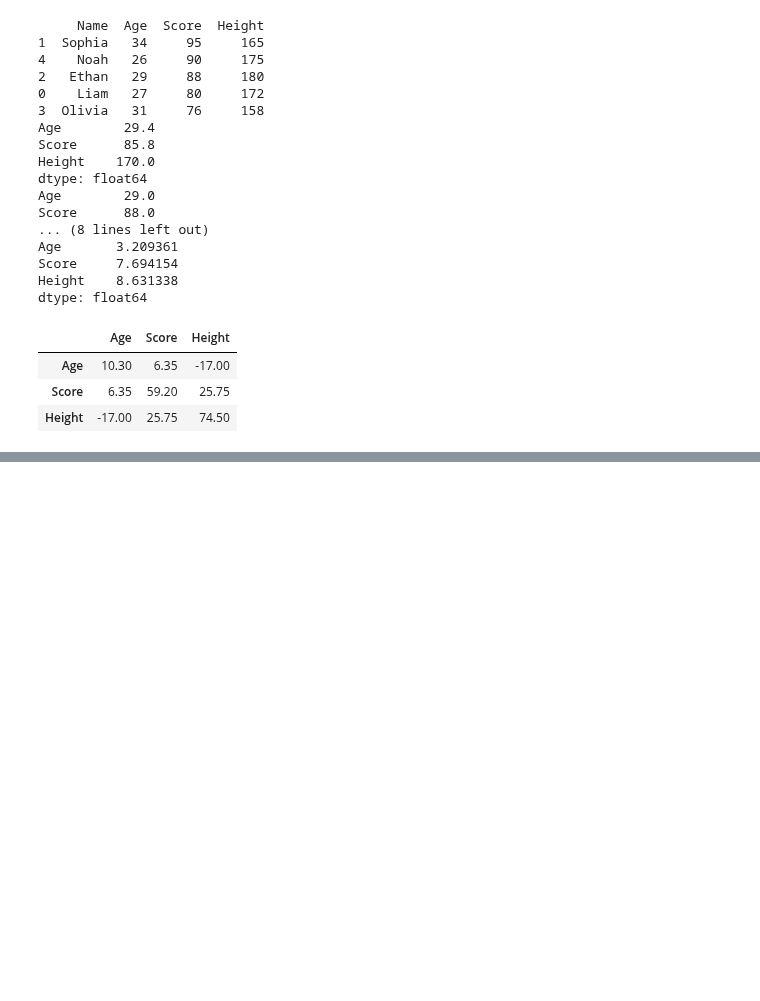
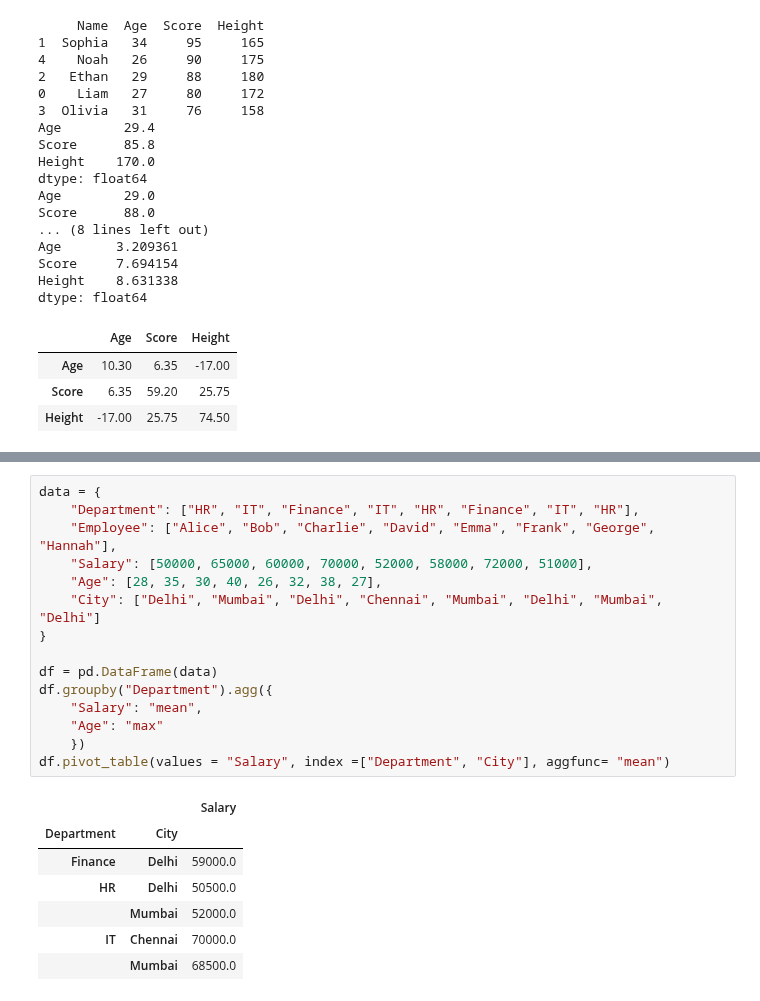
Before and after one commit to sh1vam31/Complete_DataScience, a Jupyter notebook: Pandas.ipynb, the cells around one changed output, grey strips where cells are left out. Drawn from its saved outputs; the diff is of its cells as text; blank space fills up the shorter version.

```diff
--- a/Pandas.ipynb
+++ b/Pandas.ipynb
@@ -961,0 +1068,23 @@ dtype: float64
+# %%
+data = {
+    "Department": ["HR", "IT", "Finance", "IT", "HR", "Finance", "IT", "HR"],
+    "Employee": ["Alice", "Bob", "Charlie", "David", "Emma", "Frank", "George", "Hannah"],
+    "Salary": [50000, 65000, 60000, 70000, 52000, 58000, 72000, 51000],
+    "Age": [28, 35, 30, 40, 26, 32, 38, 27],
+    "City": ["Delhi", "Mumbai", "Delhi", "Chennai", "Mumbai", "Delhi", "Mumbai", "Delhi"]
+}
+
+df = pd.DataFrame(data)
+df.groupby("Department").agg({
+    "Salary": "mean",
+    "Age": "max"
+    })
+df.pivot_table(values = "Salary", index =["Department", "City"], aggfunc= "mean")
+# %% [output]
+|  |  | Salary |
+| Department | City |  |
+| Finance | Delhi | 59000.0 |
+| HR | Delhi | 50500.0 |
+|  | Mumbai | 52000.0 |
+| IT | Chennai | 70000.0 |
+|  | Mumbai | 68500.0 |
```
Also changed, not shown: parts of 7 cells of this notebook.
